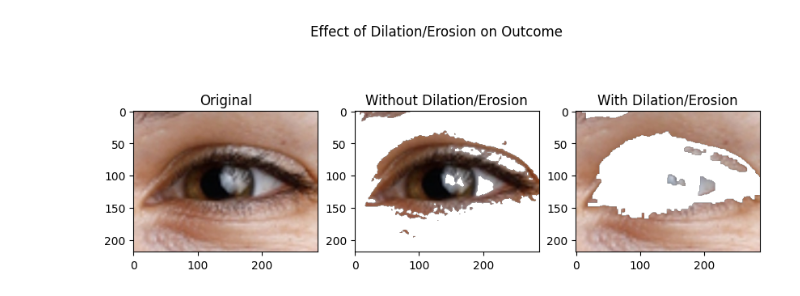
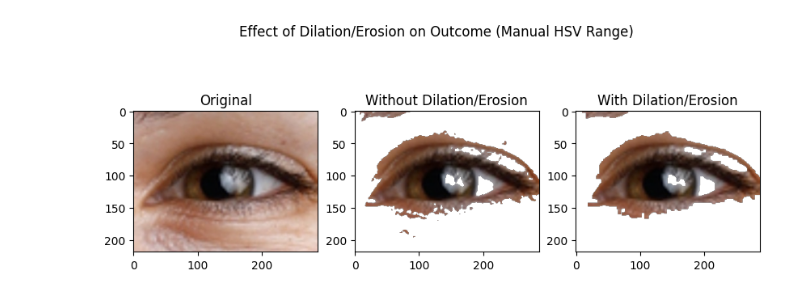
Before and after one commit to ethanrasmussen/EyeTraumaAnalysis, a Jupyter notebook: src/notebooks/segmentation_testing.ipynb, the cells around one changed output. Saved outputs shown, nothing was run; the diff lists cells and outputs as text; code cells hidden in the pictures.

```diff
--- a/src/notebooks/segmentation_testing.ipynb
+++ b/src/notebooks/segmentation_testing.ipynb
@@ -19,29 +19,29 @@ import cv2
 # %%
 def show_image_seg_approaches(image, plot_region_boundaries=False):
     img_hsv = cv2.cvtColor(image.img[...,:3], cv2.COLOR_RGB2HSV)
     ht, wd, ch = img_hsv.shape;
     # center = (int(wd/2),int(ht/2));
     # bottom_region_cutoff = int(ht*95/100)
     kernel = np.ones((int(wd/50),int(ht/50)),np.uint8)
 
     frame_threshold = cv2.inRange(img_hsv, (0, 0, 00), (255, 255,160))
     target1 = cv2.bitwise_and(image.img,image.img, mask=frame_threshold)
 
     frame_threshold_morphology = cv2.morphologyEx(frame_threshold, cv2.MORPH_CLOSE, kernel) # Erosion then Dilation
     frame_threshold_morphology = cv2.morphologyEx(frame_threshold_morphology, cv2.MORPH_OPEN, kernel) # Dilation then Erosion
-    target2 = cv2.bitwise_and(image.img,image.img, mask=~frame_threshold_morphology)
+    target2 = cv2.bitwise_and(image.img,image.img, mask=frame_threshold_morphology)
 
     fig, axs = plt.subplots(1, 3, figsize=(10,4))
     axs[0].imshow(image.img);
     axs[0].set_title("Original");
     axs[1].imshow(target1);
     axs[1].set_title("Without Dilation/Erosion");
     axs[2].imshow(target2);
     axs[2].set_title("With Dilation/Erosion");
-    fig.suptitle("Effect of Dilation/Erosion on Outcome");
+    fig.suptitle("Effect of Dilation/Erosion on Outcome (Manual HSV Range)");
 
 
 image = EyeTraumaAnalysis.Image("data/01_raw/11006.jpg")
 show_image_seg_approaches(image, plot_region_boundaries=False)
 # %% [output]
-[figure, old version]
+[figure, new version]
```
Also changed, not shown: parts of 1 cell of this notebook.
